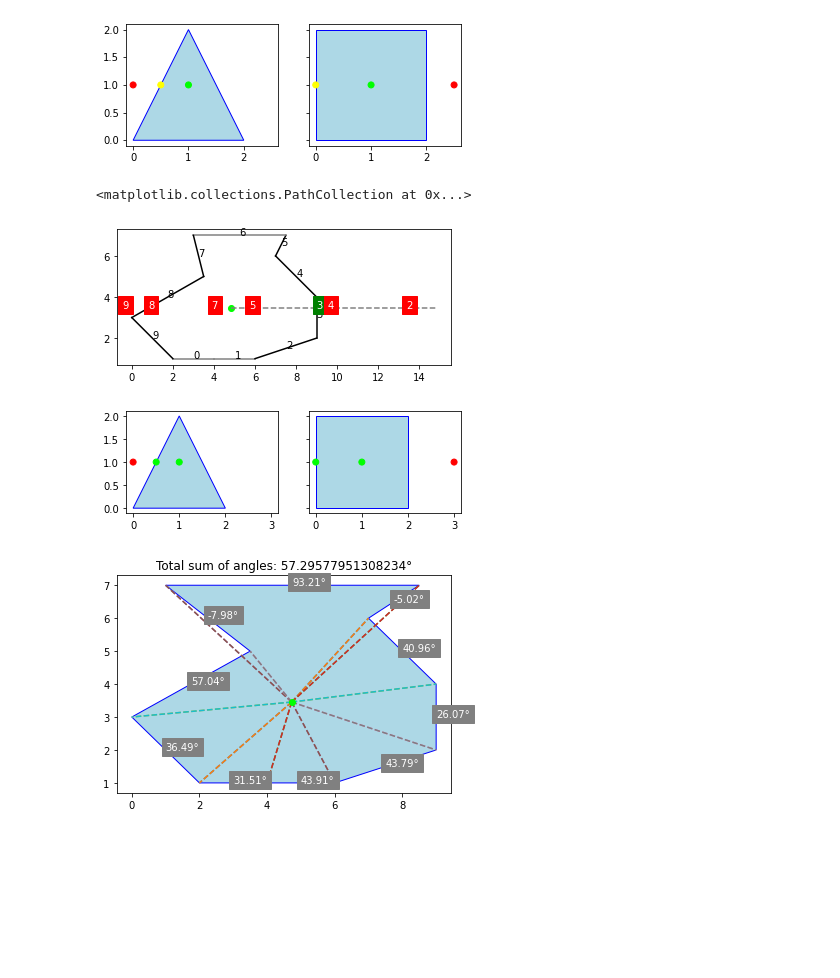
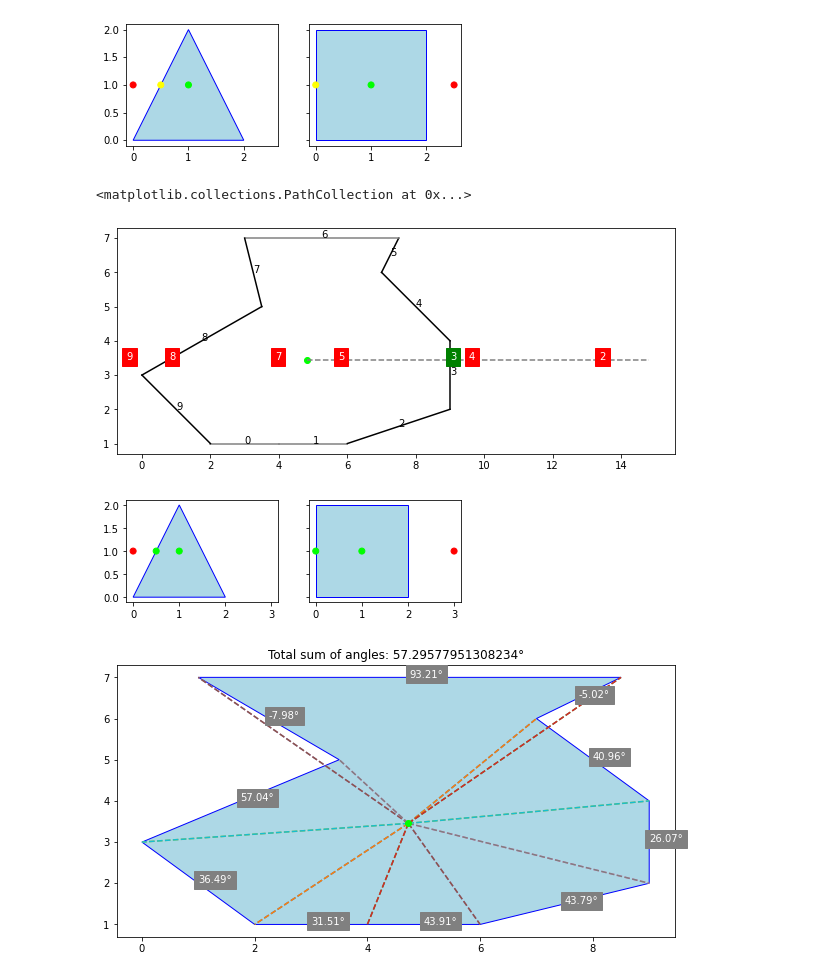
Before and after one commit to carolhmj/computational-geometry, a Jupyter notebook: exercise2/exercise2.ipynb, the cells around one changed output. Drawn from its saved outputs; the diff is of its cells as text; code cells hidden in the pictures; blank space fills up the shorter version.

```diff
--- a/exercise2/exercise2.ipynb
+++ b/exercise2/exercise2.ipynb
@@ -366,19 +337,16 @@ def point_in_polygon_intersection_visual(P, p, ax):
 # %%
 # Question 6: Polygon formed by points
 
 pl = np.array([[2,1],[4,1],[6,1],[9,2],[9,4],[7,6],[7.5,7],[3,7],[3.5,5],[0,3],[2,1]])
 pt = np.array(np.average(pl, axis=0))
-#print(f'{pt}')
 
-fig, ax = plt.subplots(1,1, sharex=True, sharey=True)
-test = lambda pt, pl: point_in_polygon_intersection_visual(pt, pl, ax)
+fig, ax = plt.subplots(1,1, sharex=True, sharey=True,  figsize=(10,5))
 ax.set_aspect('equal')
-#draw_points_in_polygon(pt, pl, ax, test, stat_to_col)
 status = point_in_polygon_intersection_visual(pt,pl,ax)
 ax.scatter(pt[0], pt[1], color=stat_to_col[status])
 # %% [output]
 <matplotlib.collections.PathCollection at 0x...>
-[figure, old version]
+[figure, new version]
 # %%
 rd = 180/math.pi
 
@@ -426,7 +394,7 @@ draw_points_in_polygon(np.array([[0,1],[1,1],[3,1]]), np.array([[0,0], [2,0], [2
 pl = np.array([[2,1],[4,1],[6,1],[9,2],[9,4],[7,6],[8.5,7],[1,7],[3.5,5],[0,3],[2,1]])
 pt = np.array(np.average(pl, axis=0))
 
-fig, ax = plt.subplots()
+fig, ax = plt.subplots(figsize=(10,5))
 
 def point_in_polygon_rotation_visual(P, p, ax):
     # Compute rotation index
@@ -454,4 +422,4 @@ ax.fill(pl[:,0], pl[:,1], facecolor = 'lightblue', edgecolor = 'blue', linewidth
 
 plt.show()
 # %% [output]
-[figure, old version]
+[figure, new version]
```
Also changed, not shown: parts of 7 cells of this notebook, 1 other file.
